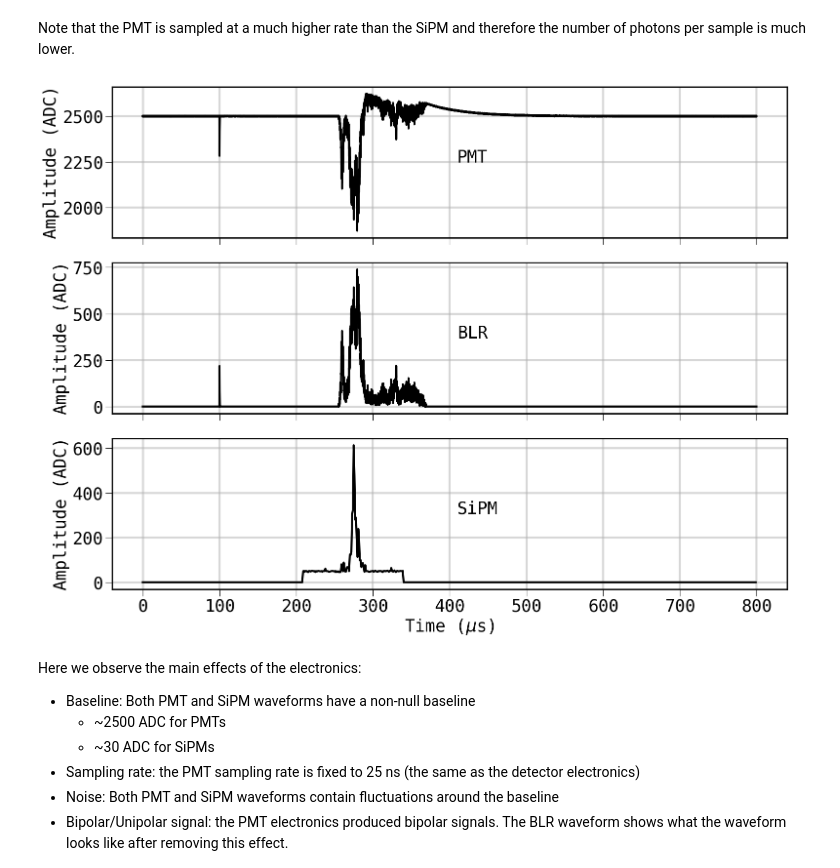
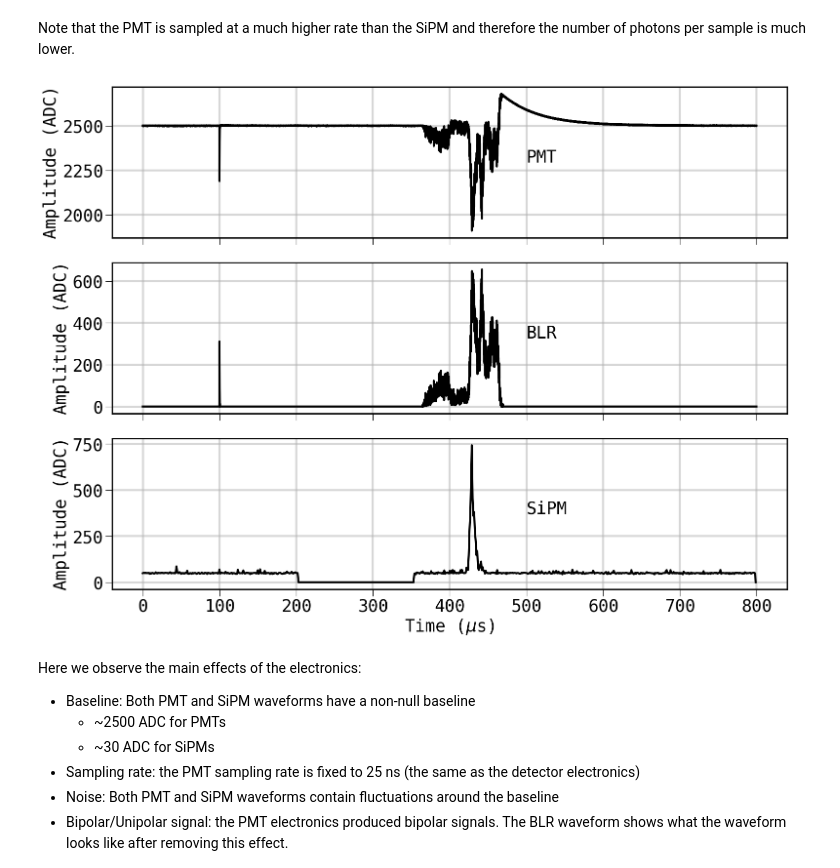
Before and after one commit to gonzaponte/ic-course, a Jupyter notebook: 3 - diomira.ipynb, the cells around one changed output. Saved outputs shown, nothing was run; the diff lists cells and outputs as text; code cells hidden in the pictures.

Commit message:
diomira

```diff
--- a/3 - diomira.ipynb
+++ b/3 - diomira.ipynb
@@ -37,11 +40,9 @@ This translates into a waveform 1000x bigger in the PMTs than in the SiPMs.
 The module `pytables` treats these nodes equivalently to numpy arrays, so we can access them directly. The time information is not stored in the file as it is implicit, from the sampling period of the detectors (which was set in the city that generated this data (`Buffy` or `Detsim`).
 # %%
 event_number = 1
-pmt_number   = 2
-sipm_number  = 782
 with tb.open_file(input_file) as file:
-    wf_pmt  = file.root. pmtrd[event_number,  pmt_number]
-    wf_sipm = file.root.sipmrd[event_number, sipm_number]
+    wf_pmt  = find_highest_wf(file.root. pmtrd, event_number)
+    wf_sipm = find_highest_wf(file.root.sipmrd, event_number)
 
     sp_pmt  = 1e-3 # sampling period in mus
     sp_sipm = 1    # sampling period in mus
@@ -120,7 +121,7 @@ random_seed = 123456789
 # %% [markdown]
 ## City execution
 # %%
-output_file = input_file.replace("buffy", "diomira").replace("detsim", "diomira")
+output_file = replace_tag(input_file, "buffy detsim", "diomira")
 output_file
 # %% [output]
 'data/HEe_fullsim.diomira.h5'
@@ -178,25 +179,23 @@ These are homogeneous arrays with shape (number of events, number of sensors, nu
 # %% [markdown]
 Note that the PMT is sampled at a much higher rate than the SiPM and therefore the number of photons per sample is much lower.
 # %%
-event_number = 1
-pmt_number   = 2
-sipm_number  = 782
+event_number = 9
 with tb.open_file(output_file) as file:
-    wf_pmt  = file.root.RD. pmtrwf[event_number,  pmt_number]
-    wf_blr  = file.root.RD. pmtblr[event_number,  pmt_number]
-    wf_sipm = file.root.RD.sipmrwf[event_number, sipm_number]
+    wf_pmt  = find_highest_wf(file.root.RD. pmtrwf, event_number)
+    wf_blr  = find_highest_wf(file.root.RD. pmtblr, event_number)
+    wf_sipm = find_highest_wf(file.root.RD.sipmrwf, event_number)
 
     sp_pmt  = 25e-3 # sampling period in mus
     sp_sipm = 1     # sampling period in mus
     t_pmt   = np.arange(wf_pmt .size) * sp_pmt
     t_sipm  = np.arange(wf_sipm.size) * sp_sipm
 
     _, (ax1, ax2, ax3) = plt.subplots(3, 1, sharex=True, figsize=(16, 12))
-    ax1.plot(t_pmt , wf_pmt ); ax1.text(410, (wf_pmt .max() + wf_pmt.min())/2, "PMT" );                                 ax1.set_ylabel("Amplitude (ADC)")
-    ax2.plot(t_pmt , wf_blr ); ax2.text(410, wf_blr .max()                 /2, "BLR" );                                 ax2.set_ylabel("Amplitude (ADC)")
-    ax3.plot(t_sipm, wf_sipm); ax3.text(410, wf_sipm.max()                 /2, "SiPM"); ax3.set_xlabel("Time ($\mu$s)");ax3.set_ylabel("Amplitude (ADC)")
+    ax1.plot(t_pmt , wf_pmt ); ax1.text(500, (wf_pmt .max() + wf_pmt.min())/2, "PMT" );                                 ax1.set_ylabel("Amplitude (ADC)")
+    ax2.plot(t_pmt , wf_blr ); ax2.text(500, wf_blr .max()                 /2, "BLR" );                                 ax2.set_ylabel("Amplitude (ADC)")
+    ax3.plot(t_sipm, wf_sipm); ax3.text(500, wf_sipm.max()                 /2, "SiPM"); ax3.set_xlabel("Time ($\mu$s)");ax3.set_ylabel("Amplitude (ADC)")
 # %% [output]
-[figure, old version]
+[figure, new version]
 # %% [markdown]
 Here we observe the main effects of the electronics:
 - Baseline: Both PMT and SiPM waveforms have a non-null baseline
```
Also changed, not shown: parts of 6 cells of this notebook, 5 other files.
